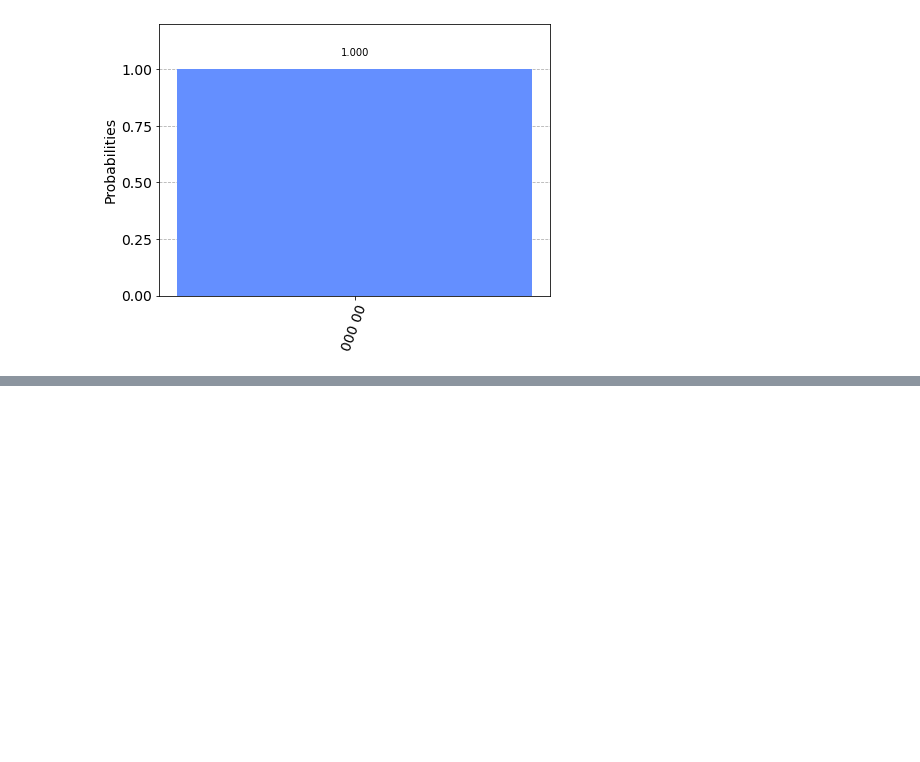
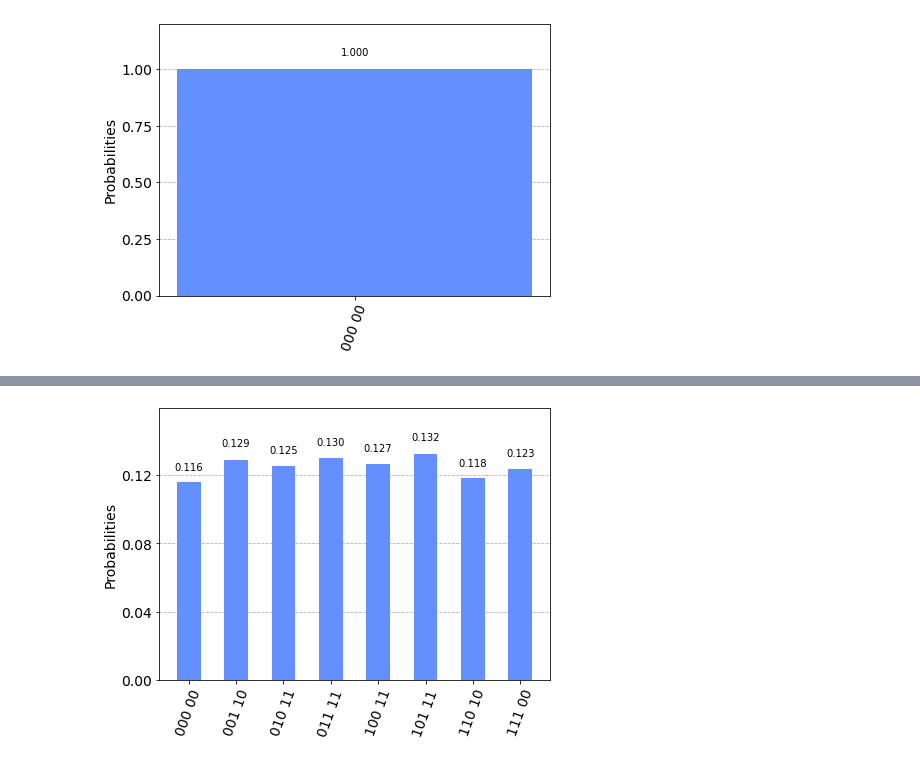
Before and after one commit to speQtrum/QulabsWorkspace-Rajarshi, a Jupyter notebook: QuantumDictionary.ipynb, the cells around one changed output, grey strips where cells are left out. Cells and saved outputs as stored; diff of their text form; code cells hidden in the pictures; blank space fills up the shorter version.

```diff
--- a/QuantumDictionary.ipynb
+++ b/QuantumDictionary.ipynb
@@ -520,0 +635,44 @@ plot_histogram(counts)
+# %%
+precision = 2
+val_q =3
+qreg = QuantumRegister(val_q, name= 'f_reg')
+qm = QuantumRegister(precision, name= 'precision')
+ancilla = QuantumRegister(1, name= 'ancilla')
+creg_qreg = ClassicalRegister(val_q, name='f_reg_c')
+creg_qm = ClassicalRegister(precision, name= 'precision_c')
+qc = QuantumCircuit(qreg, qm, ancilla, creg_qm, creg_qreg)
+qc = qc.compose(create_function_dictionary_maxcut_o(val_q, precision).to_gate() )
+qc.barrier()
+
+qc.draw()
+
+steps = 3
+for step in range(steps):
+    ## oracle sub rouitne
+    qc.x(ancilla)
+    qc.h(ancilla)
+    qc.cx(qm[-1] , ancilla)
+    qc.h(ancilla)
+    qc.x(ancilla)
+
+    ## diffuser sub routine
+    qc = qc.compose(create_function_dictionary_maxcut(val_q, precision).to_gate().inverse())
+    qc.x(ancilla)
+    qc.h(ancilla)
+    qc.x(qreg)
+    qc.x(qm)
+    qc.mcx(qc._qubits[:-1], ancilla)
+    qc.x(qm)
+    qc.x(qreg)
+    qc.h(ancilla)
+    qc.x(ancilla)
+    qc = qc.compose(create_function_dictionary_maxcut(val_q, precision).to_gate())
+
+# qc.draw()
+# %%
+qc.measure(qreg, creg_qreg)
+qc.measure(qm, creg_qm)
+counts = execute(qc, backend= aer, shots= 10024).result().get_counts()
+plot_histogram(counts)
+# %% [output]
+[figure, added]
```
Also changed, not shown: parts of 9 cells of this notebook.
